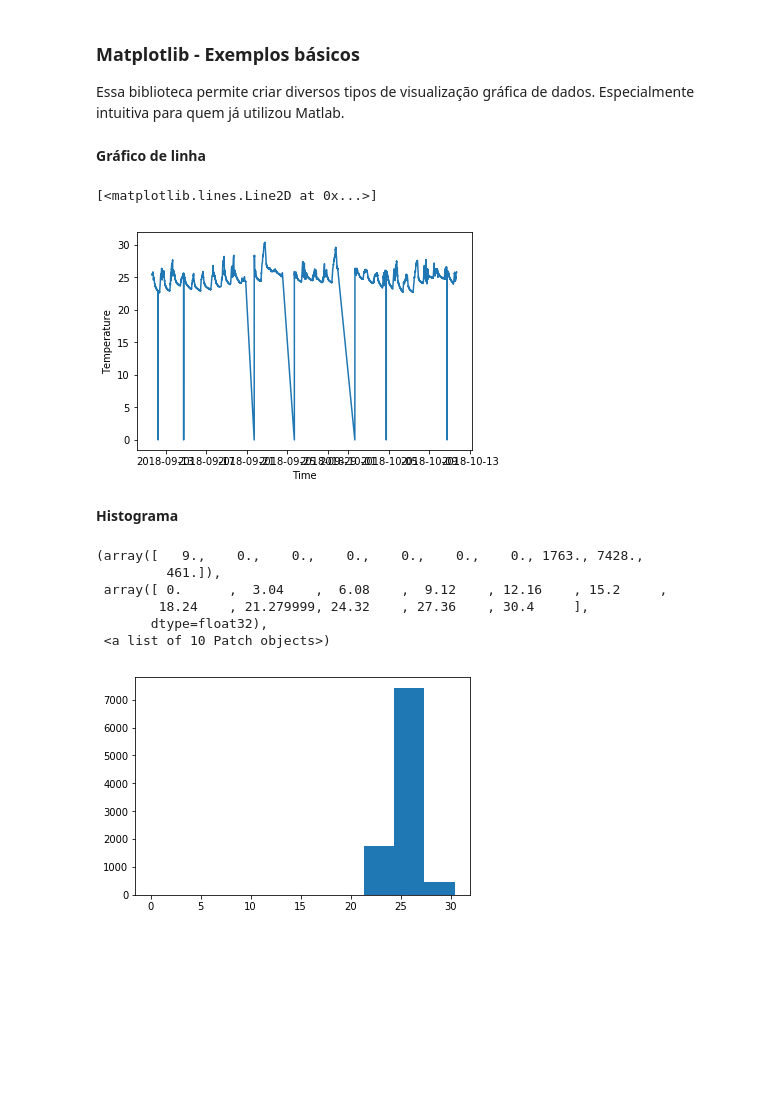
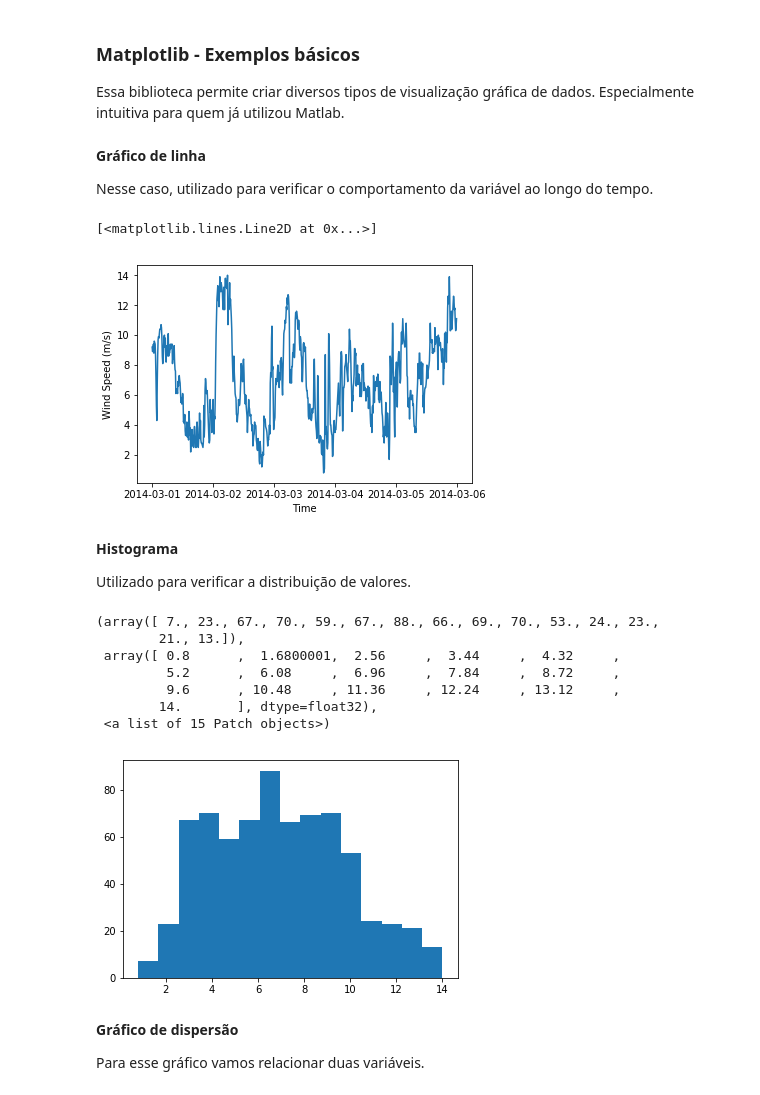
Before and after one commit to elipsesoftware/EPMProcessor, a Jupyter notebook: epmwebapi/exemplos/basic_use_matplotlib.ipynb, the cells around one changed output. Cells and saved outputs as stored; diff of their text form; code cells hidden in the pictures; blank space fills up the shorter version.

```diff
--- a/epmwebapi/exemplos/basic_use_matplotlib.ipynb
+++ b/epmwebapi/exemplos/basic_use_matplotlib.ipynb
@@ -8,35 +8,48 @@ import datetime
 import matplotlib.pyplot as plt
 
 #crie o objeto de conexão informando os endereços do EPM Webserver(Authentication Port e WEB API Port), usuário e senha.
-connection = epm.EpmConnection('http://localhost:44333', 'http://localhost:44332', 'sa', 'psw')
+connection = epm.EpmConnection('http://localhost:44333', 'http://localhost:44332', 'sa', 'Epm2017')
 
-bvname = 'ADM_Temperature'
+wind = 'SP01_WindSpeedAvg'
+initime = datetime.datetime(2014, 3, 1, 0, 0, 0, 0)
+endtime = initime + datetime.timedelta(days=5)
 
-bv = connection.getDataObjects([bvname])
+bv_wind = connection.getDataObjects([wind])
 
-end_date = datetime.datetime.now()
-ini_date= end_date - datetime.timedelta(days=30)
-queryPeriod = epm.QueryPeriod(ini_date,end_date)
 
-data = bv[bvname].historyReadRaw(queryPeriod)
+queryperiod = epm.QueryPeriod(initime, endtime)
+processInterval = datetime.timedelta(seconds=600)
+aggregationdetails = epm.AggregateDetails(processInterval, epm.AggregateType.Interpolative)
+
+
+wind_data = bv_wind[wind].historyReadAggregate(aggregationdetails, queryperiod)
-# %% [markdown]
-**Gráfico de linha**
+# %% [markdown]
+**Gráfico de linha**
+
+Nesse caso, utilizado para verificar o comportamento da variável ao longo do tempo.
 # %%
 plt.xlabel('Time')
-plt.ylabel('Temperature')
-plt.plot(data['Timestamp'],data['Value'])
+plt.ylabel('Wind Speed (m/s)')
+plt.plot(wind_data['Timestamp'],wind_data['Value'])
 # %% [output]
 [<matplotlib.lines.Line2D at 0x...>]
-[figure, old version]
+[figure, new version]
-# %% [markdown]
-**Histograma**
+# %% [markdown]
+**Histograma**
+
+Utilizado para verificar a distribuição de valores.
 # %%
-plt.hist(data['Value'])
+plt.hist(wind_data['Value'], bins = 15)
 # %% [output]
-(array([   9.,    0.,    0.,    0.,    0.,    0.,    0., 1763., 7428.,
-         461.]),
- array([ 0.      ,  3.04    ,  6.08    ,  9.12    , 12.16    , 15.2     ,
-        18.24    , 21.279999, 24.32    , 27.36    , 30.4     ],
-       dtype=float32),
- <a list of 10 Patch objects>)
+(array([ 7., 23., 67., 70., 59., 67., 88., 66., 69., 70., 53., 24., 23.,
+        21., 13.]),
+ array([ 0.8      ,  1.6800001,  2.56     ,  3.44     ,  4.32     ,
+         5.2      ,  6.08     ,  6.96     ,  7.84     ,  8.72     ,
+         9.6      , 10.48     , 11.36     , 12.24     , 13.12     ,
+        14.       ], dtype=float32),
+ <a list of 15 Patch objects>)
-[figure, old version]
+[figure, new version]
+# %% [markdown]
+**Gráfico de dispersão**
+
+Para esse gráfico vamos relacionar duas variáveis.
```
Also changed, not shown: parts of 6 cells of this notebook, 2 other files.
